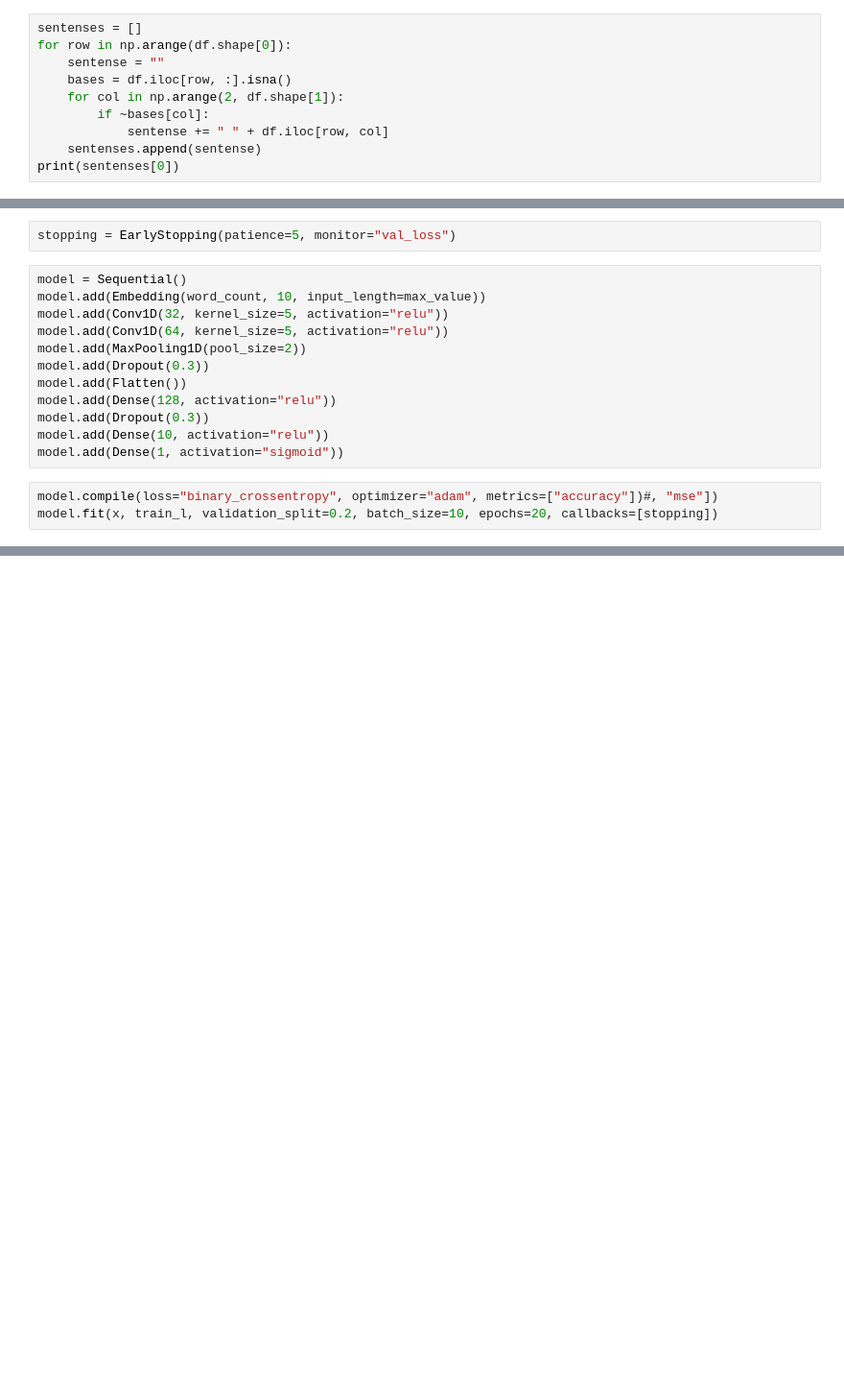
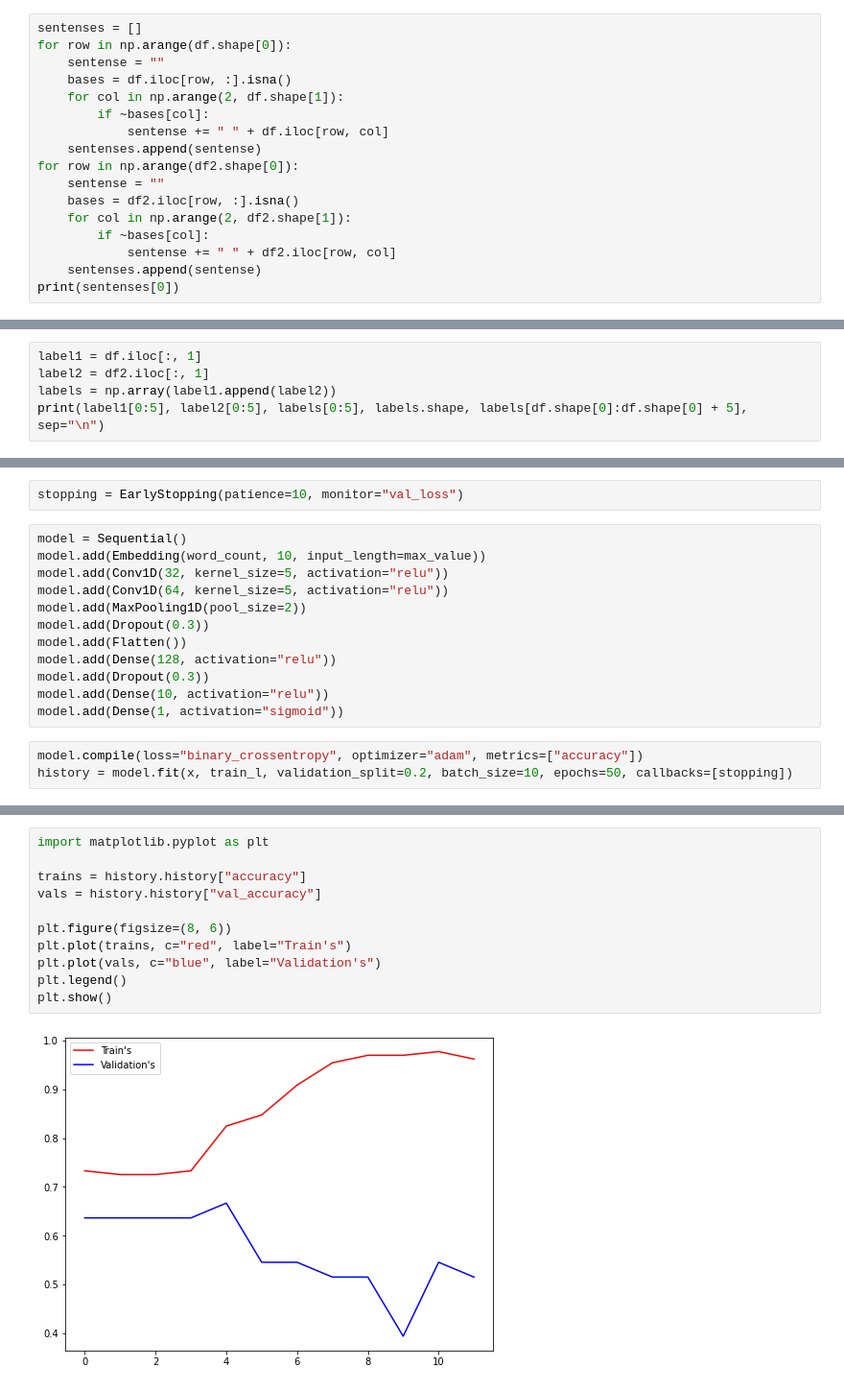
Before and after one commit to Myul23/Deep-Learning-for-everyone, a Jupyter notebook: 17. 딥러닝을 이용한 자연어 처리/mini project/base.ipynb, the cells around one changed output, grey strips where cells are left out. Shown: that part at 96% size. Cells and saved outputs as stored; diff of their text form; blank space fills up the shorter version.

```diff
--- a/17. 딥러닝을 이용한 자연어 처리/mini project/base.ipynb
+++ b/17. 딥러닝을 이용한 자연어 처리/mini project/base.ipynb
@@ -92,6 +106,13 @@ for row in np.arange(df.shape[0]):
         if ~bases[col]:
             sentense += " " + df.iloc[row, col]
     sentenses.append(sentense)
+for row in np.arange(df2.shape[0]):
+    sentense = ""
+    bases = df2.iloc[row, :].isna()
+    for col in np.arange(2, df2.shape[1]):
+        if ~bases[col]:
+            sentense += " " + df2.iloc[row, col]
+    sentenses.append(sentense)
 print(sentenses[0])
 # %% [output]
  I try and avoid this sort of conflict
@@ -102,0 +119,5 @@ print(labels[0:5])
+# %%
+label1 = df.iloc[:, 1]
+label2 = df2.iloc[:, 1]
+labels = np.array(label1.append(label2))
+print(label1[0:5], label2[0:5], labels[0:5], labels.shape, labels[df.shape[0]:df.shape[0] + 5], sep="\n")
@@ -182,7 +216,7 @@ from keras.layers import Embedding, Flatten, Dense, Dropout #, Conv2D, MaxPoolin
 from keras.layers import Conv1D, MaxPooling1D
 from keras.callbacks import EarlyStopping
 # %%
-stopping = EarlyStopping(patience=5, monitor="val_loss")
+stopping = EarlyStopping(patience=10, monitor="val_loss")
 # %%
 model = Sequential()
 model.add(Embedding(word_count, 10, input_length=max_value))
@@ -196,6 +230,6 @@ model.add(Dropout(0.3))
 model.add(Dense(10, activation="relu"))
 model.add(Dense(1, activation="sigmoid"))
 # %%
-model.compile(loss="binary_crossentropy", optimizer="adam", metrics=["accuracy"])#, "mse"])
-model.fit(x, train_l, validation_split=0.2, batch_size=10, epochs=20, callbacks=[stopping])
+model.compile(loss="binary_crossentropy", optimizer="adam", metrics=["accuracy"])
+history = model.fit(x, train_l, validation_split=0.2, batch_size=10, epochs=50, callbacks=[stopping])
 # %% [output]
@@ -225,3 +260,16 @@ Accuracy: 0.9688
+# %%
+import matplotlib.pyplot as plt
+
+trains = history.history["accuracy"]
+vals = history.history["val_accuracy"]
+
+plt.figure(figsize=(8, 6))
+plt.plot(trains, c="red", label="Train's")
+plt.plot(vals, c="blue", label="Validation's")
+plt.legend()
+plt.show()
+# %% [output]
+[figure, added]
 # %% [markdown]
 모델 평가 기록을 하자.
 
```
Also changed, not shown: parts of 17 cells of this notebook, 2 other files.
